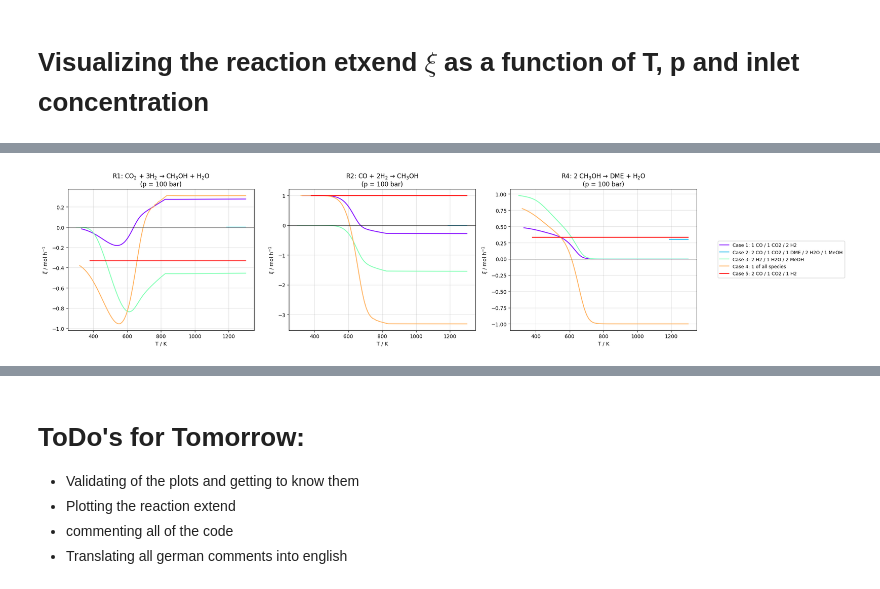
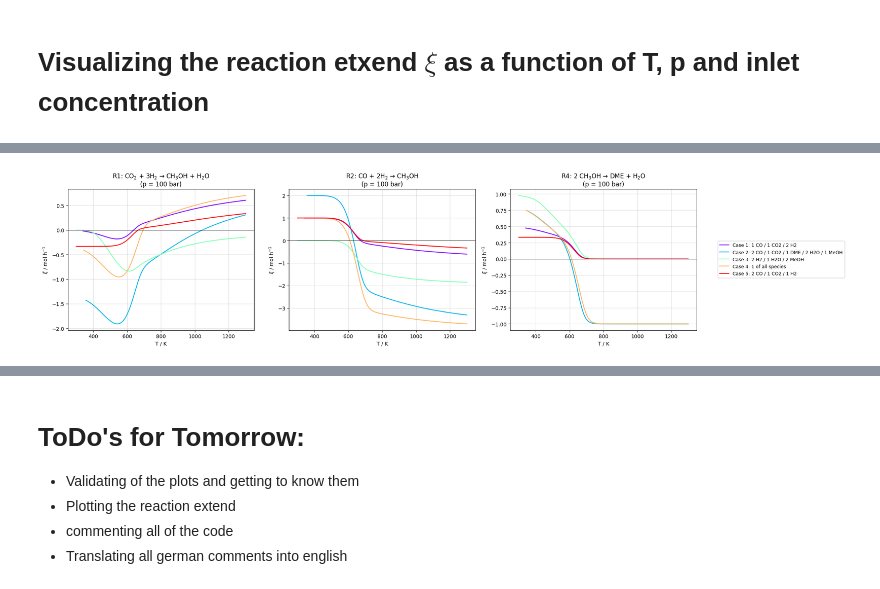
Before and after one commit to PeterSchoenung/CRE3-Assignment-2, a Jupyter notebook: CRE3_Assignment2_Group_5.ipynb, the cells around one changed output, grey strips where cells are left out. Drawn from its saved outputs; the diff is of its cells as text; code cells hidden in the pictures.

Commit message:
Fixed the solver and the plots. Validation next, also implementation of the Yield plot next

```diff
--- a/CRE3_Assignment2_Group_5.ipynb
+++ b/CRE3_Assignment2_Group_5.ipynb
@@ -879,2 +892,15 @@ def safe_solve(n_in, T, p, xi_init=(0.01, 0.01, 0.01),  xi_prev=None, tol_jump=3
     except Exception:
         return np.full(3, np.nan)
+# %%
+# --- Diagnostics: check xi_T values for Case 5 in the T-plot loop ---
+name, n_in = test_cases[4]  # Case 5
+xi_prev = make_initial_guess(n_in, reaction_indices, reaction_tuples)
+T_diag = np.linspace(300, 1300, 20)
+
+print(f"{name}")
+for T in T_diag:
+    xi = safe_solve(n_in, T, p_fixed, xi_init=xi_prev, xi_prev=xi_prev)
+    nan_flag = np.any(np.isnan(xi))
+    print(f"  T={T:.0f} K: xi={np.round(xi,4)}, is_nan={nan_flag}")
+    if not nan_flag:
+        xi_prev = xi
@@ -881,37 +925,35 @@ def safe_solve(n_in, T, p, xi_init=(0.01, 0.01, 0.01),  xi_prev=None, tol_jump=3
 # %%
 # ====================== ξ vs T (for a fixed p) ======================
-T_range  = np.linspace(300, 1300, 100)
-p_fixed  = 100
+T_range = np.linspace(300, 1300, 300)
+p_fixed = 100
 
 xi_T = np.full((len(test_cases), 3, len(T_range)), np.nan)
 
 for ci, (name, n_in) in enumerate(test_cases):
-    xi_prev = np.array([0.001, 0.001, 0.001])   # Startwert nur für T[0]
+    # Generate feed-based initial guess once per test case
+    xi_prev = make_initial_guess(n_in, reaction_indices, reaction_tuples)
     for ti, T in enumerate(T_range):
         xi = safe_solve(n_in, T, p_fixed, xi_init=xi_prev, xi_prev=xi_prev)
         if not np.any(np.isnan(xi)):
             xi_T[ci, :, ti] = xi
-            xi_prev = xi # Update the initial guess for the next temperature based on the previous solution to improve convergence
+            xi_prev = xi  # Warm-start: use previous solution as next guess
 
-
-# colors for consistent legend, using rainbow colormap with as many distinct colors as test cases
 colors = plt.cm.rainbow(np.linspace(0, 1, len(test_cases)))
 
 fig, axes = plt.subplots(1, 3, figsize=(18, 5))
 for r_idx in range(3):
     for ci, (name, n_in) in enumerate(test_cases):
         axes[r_idx].plot(T_range, xi_T[ci, r_idx, :], label=name, lw=1.6, color=colors[ci])
     axes[r_idx].set_xlabel('T / K')
     axes[r_idx].set_ylabel(r'$\xi$ / mol h$^{-1}$')
     axes[r_idx].set_title(f'{reaction_labels_short[r_idx]}\n(p = {p_fixed} bar)')
     axes[r_idx].grid(True, alpha=0.4)
     axes[r_idx].axhline(0, color='k', lw=0.6)
 
-# single legend to the right of the plots
 handles, labels = axes[0].get_legend_handles_labels()
 fig.legend(handles, labels, loc='center left', bbox_to_anchor=(1.02, 0.5), fontsize=9, frameon=True)
 
 plt.tight_layout()
 plt.show()
 # %% [output]
-[figure, old version]
+[figure, new version]
```
Also changed, not shown: parts of 12 cells of this notebook.
